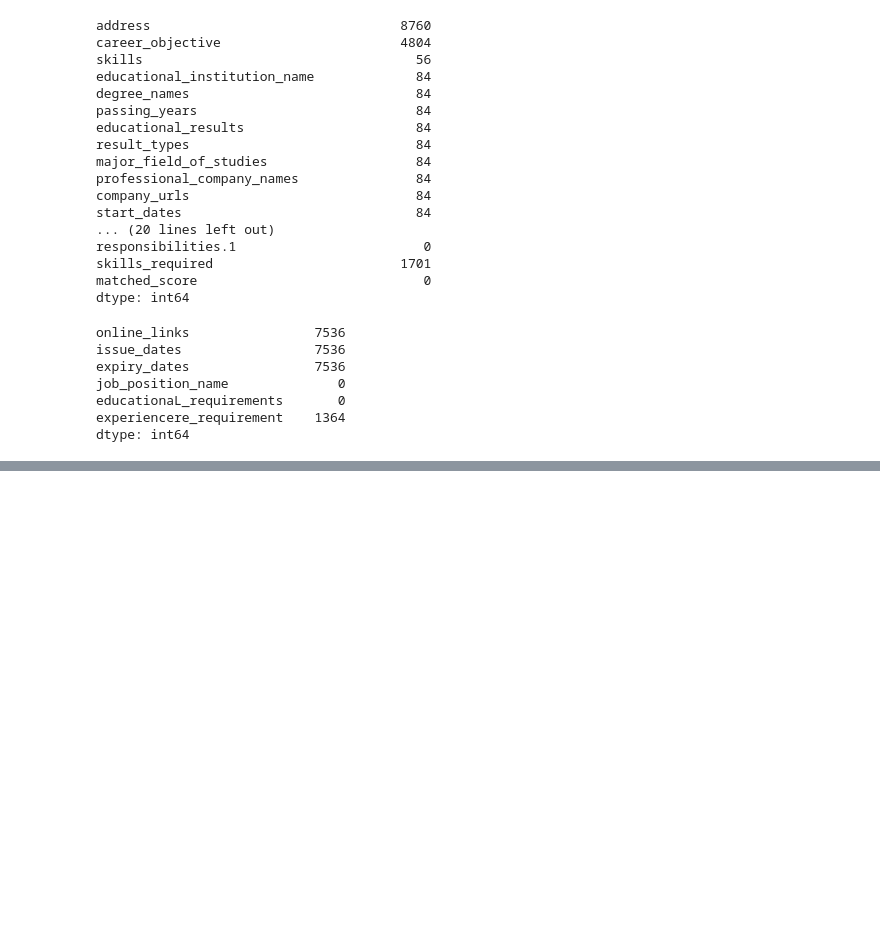
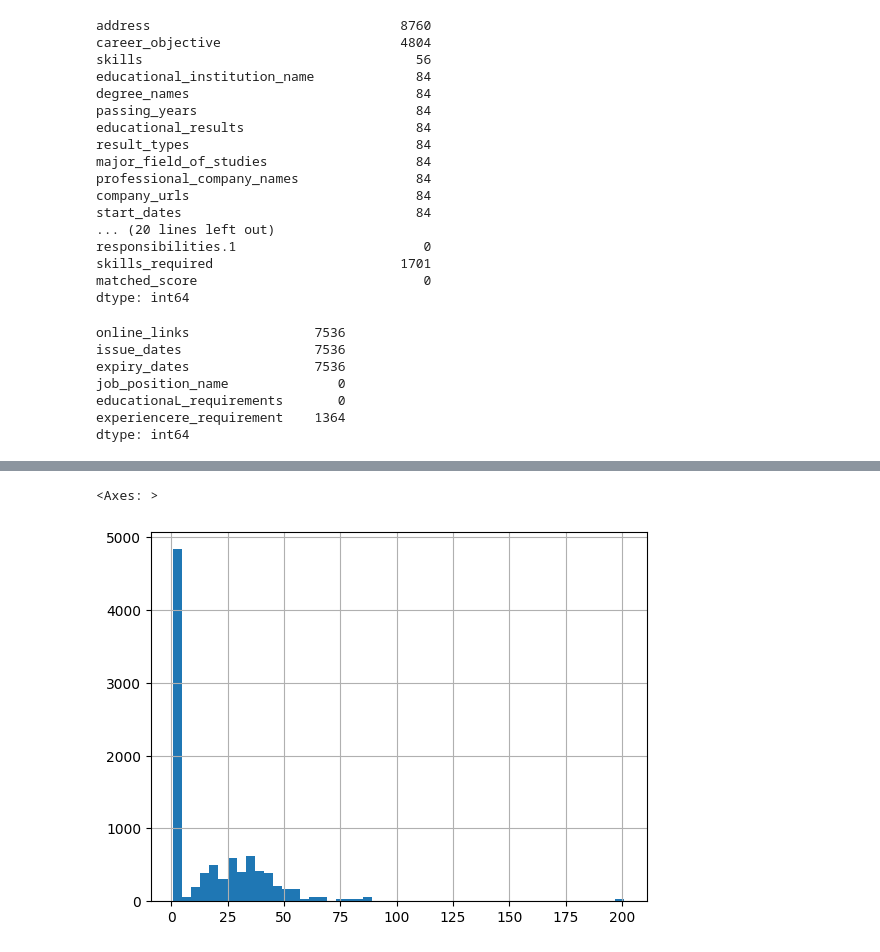
Before and after one commit to Rushikesh-hub/AI-ENGINEER-Projects, a Jupyter notebook: mini_resume_screening/notebooks/00_resume_eda.ipynb, the cells around one changed output, grey strips where cells are left out. Saved outputs shown, nothing was run; the diff lists cells and outputs as text; code cells hidden in the pictures; blank space fills up the shorter version.

```diff
--- a/mini_resume_screening/notebooks/00_resume_eda.ipynb
+++ b/mini_resume_screening/notebooks/00_resume_eda.ipynb
@@ -488,3 +488,5 @@ job_position_name              0
 educationaL_requirements       0
 experiencere_requirement    1364
 dtype: int64
+# %%
+df["text_length"] = df["career_objective"].apply(lambda x: len(str(x).split()))
@@ -490,0 +505,5 @@ dtype: int64
+# %%
+df["text_length"].hist(bins=50)
+# %% [output]
+<Axes: >
+[figure, added]
```
Also changed, not shown: parts of 1 cell of this notebook, 2 other files.
